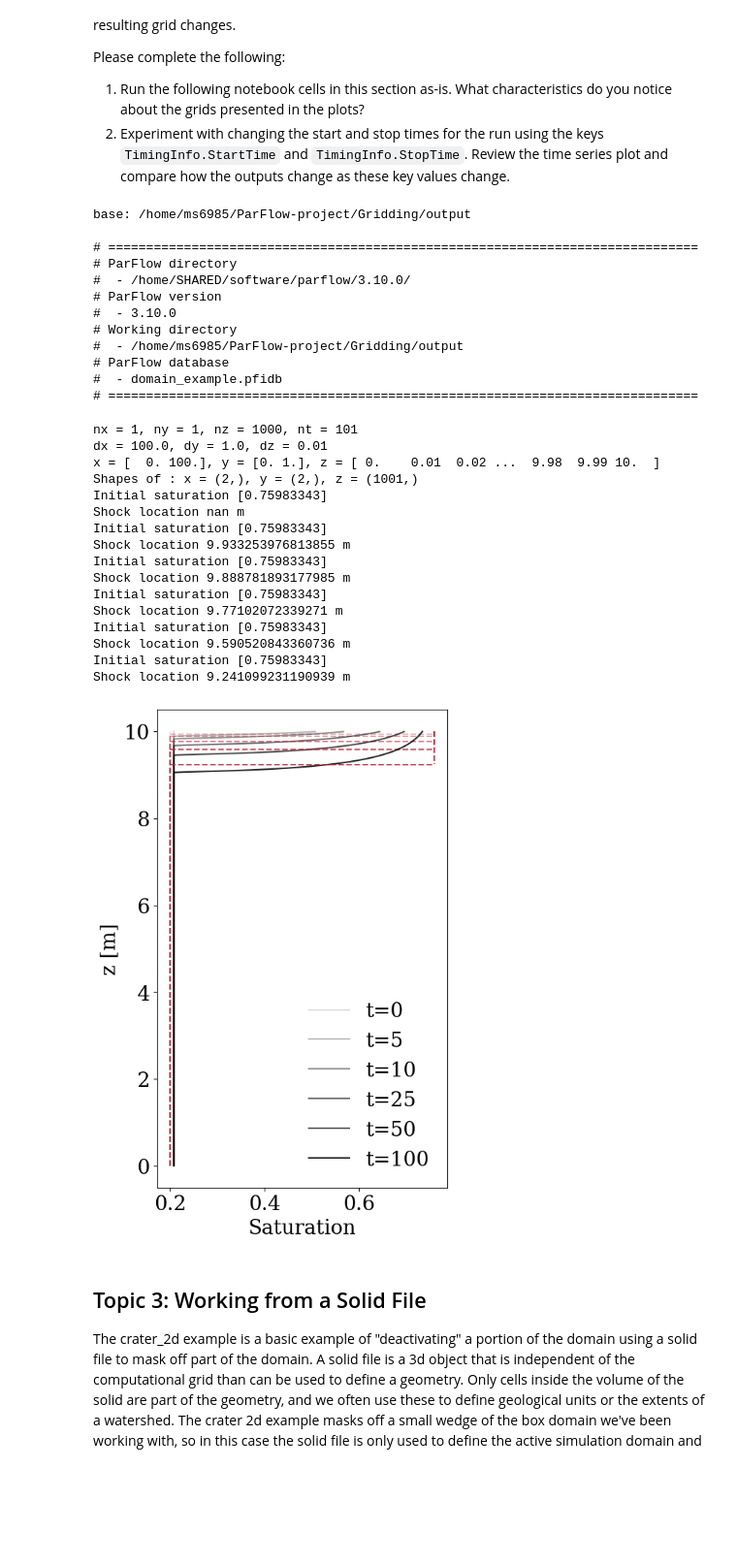
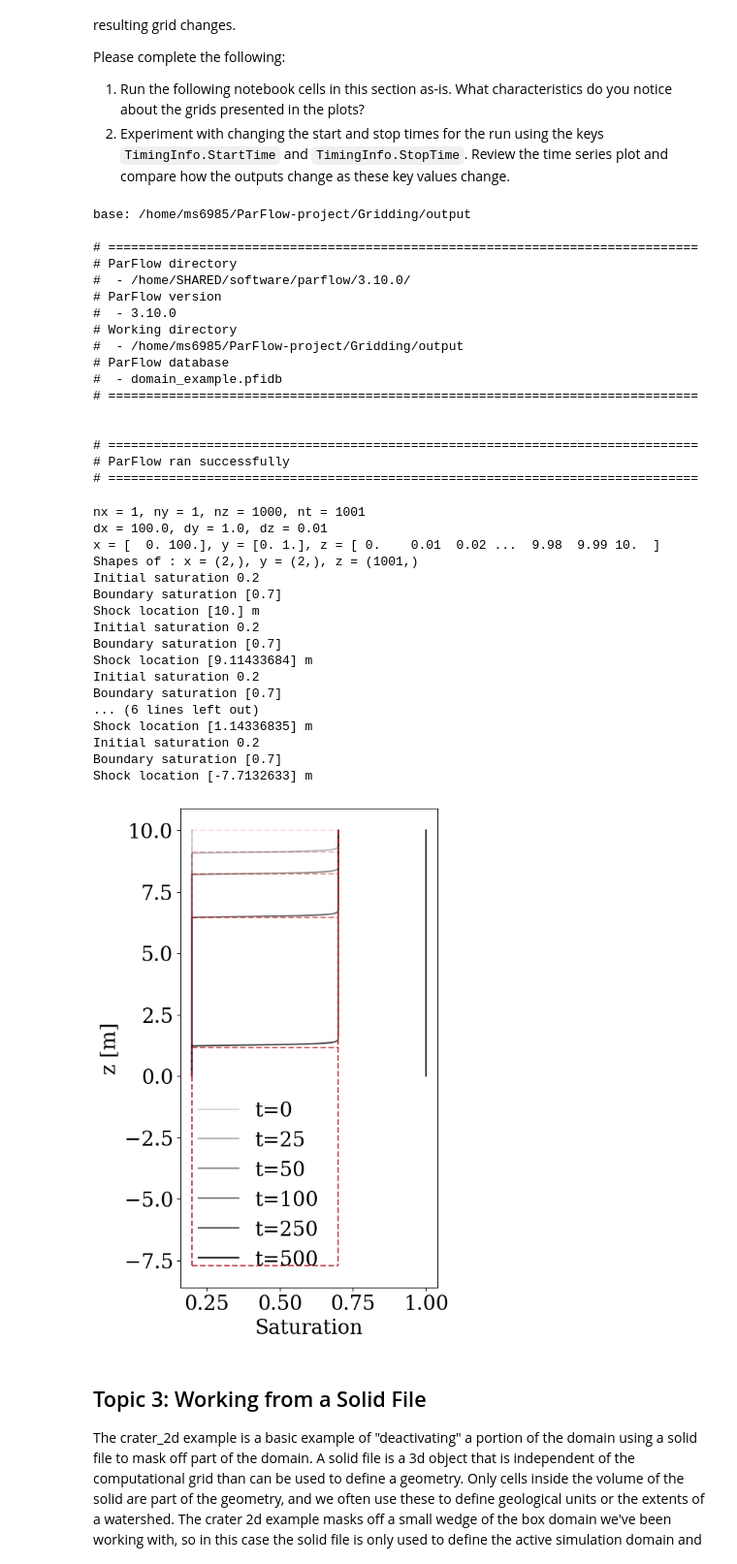
Before and after one commit to mashadab/ParFlow-project, a Jupyter notebook: Gridding/gridding.ipynb, the cells around one changed output. Shown at 97% size. Cells and saved outputs as stored; diff of their text form; code cells hidden in the pictures; blank space fills up the shorter version.

```diff
--- a/Gridding/gridding.ipynb
+++ b/Gridding/gridding.ipynb
@@ -117,7 +117,7 @@ domain_example.Phase.water.Mobility.Value = 1.0
 #-----------------------------------------------------------------------------
 # Relative Permeability
 #-----------------------------------------------------------------------------
-Saturation_N = 2; RelPerm_N = 2
+Saturation_N = 100; RelPerm_N = 100
 domain_example.Phase.RelPerm.Type        = 'VanGenuchten'
 domain_example.Phase.RelPerm.GeomNames   = 'domain'
 
@@ -143,7 +143,7 @@ domain_example.ICPressure.Type                 = 'Constant'#'HydroStaticPatch'
 domain_example.ICPressure.GeomNames            = 'domain'
 
 if simulation_name == 'wetting':
-    domain_example.Geom.domain.ICPressure.Value    = -1000.0#Almost Dry
+    domain_example.Geom.domain.ICPressure.Value    = -100.0#Almost Dry
 else:
     domain_example.Geom.domain.ICPressure.Value    = -1.0   #Unsaturated
 
@@ -179,7 +179,15 @@ domain_example.Patch.z_upper.BCPressure.Type          = 'FluxConst'
 domain_example.Patch.z_upper.BCPressure.Cycle         = 'constant'
 
 if simulation_name == 'wetting':
-    domain_example.Patch.z_upper.BCPressure.alltime.Value = -0.001
+    s_s = 1.0; s_r = 0.2 #Saturation saturated and residual
+    sat_init = 0.7
+    m = 1-1/RelPerm_N
+
+    se_vG= lambda sw: ((sw - s_r)/(s_s - s_r))
+    Ks = 0.01465 #Saturated hydraulic conductivity = 0.01465 m/h
+    kr_sat_vG= lambda sw: se_vG(sw)**(1/2)*(1-(1-se_vG(sw)**(1/m))**m)**2
+
+    domain_example.Patch.z_upper.BCPressure.alltime.Value = -Ks * kr_sat_vG(sat_init)#-0.001
 else:
     domain_example.Patch.z_upper.BCPressure.alltime.Value = 0.0000
 
@@ -292,10 +287,18 @@ domain_example.TimingInfo.StartCount   = 0
 
 # Start and finish time for simulation (T)
 domain_example.TimingInfo.StartTime    = 0.0
-domain_example.TimingInfo.StopTime     = 100.0
 
-# Interval to write output (T) -1 outputs at every timestep
-domain_example.TimingInfo.DumpInterval = 1.0
+if simulation_name == 'wetting':
+    domain_example.TimingInfo.StopTime     = 1000.0
+
+    # Interval to write output (T) -1 outputs at every timestep
+    domain_example.TimingInfo.DumpInterval = 10.0
+
+else:
+    domain_example.TimingInfo.StopTime     = 100.0
+
+    # Interval to write output (T) -1 outputs at every timestep
+    domain_example.TimingInfo.DumpInterval = 1.0
 
 # Timestep type
 domain_example.TimeStep.Type           = 'Constant'
@@ -331,33 +334,43 @@ base: /home/ms6985/ParFlow-project/Gridding/output
 # ParFlow database
 #  - domain_example.pfidb
 # ==============================================================================
+
+
+# ==============================================================================
+# ParFlow ran successfully
+# ==============================================================================
 # %%
 # Call plotting function at multiple timesteps
-timesteps = [0, 5, 10,25,50, 100]
+if simulation_name == 'wetting':
+    timesteps = [0, 10,25, 50, 100,250]
+else:
+    timesteps = [0, 5, 10,25,50, 100]
+
 '''
 for t in timesteps:
     #plot_domain(base, "satur", timestep=t)
     plot_vert_var(base, "satur", timestep=t)
 '''
 plot_vert_var_combined(base, "satur", timesteps,RelPerm_N,Saturation_N,simulation_name)
 # %% [output]
-nx = 1, ny = 1, nz = 1000, nt = 101
+nx = 1, ny = 1, nz = 1000, nt = 1001
 dx = 100.0, dy = 1.0, dz = 0.01
 x = [  0. 100.], y = [0. 1.], z = [ 0.    0.01  0.02 ...  9.98  9.99 10.  ]
 Shapes of : x = (2,), y = (2,), z = (1001,)
-Initial saturation [0.75983343]
-Shock location nan m
-Initial saturation [0.75983343]
-Shock location 9.933253976813855 m
-Initial saturation [0.75983343]
-Shock location 9.888781893177985 m
-Initial saturation [0.75983343]
-Shock location 9.77102072339271 m
-Initial saturation [0.75983343]
-Shock location 9.590520843360736 m
-Initial saturation [0.75983343]
-Shock location 9.241099231190939 m
+Initial saturation 0.2
+Boundary saturation [0.7]
+Shock location [10.] m
+Initial saturation 0.2
+Boundary saturation [0.7]
+Shock location [9.11433684] m
+Initial saturation 0.2
+Boundary saturation [0.7]
+... (6 lines left out)
+Shock location [1.14336835] m
+Initial saturation 0.2
+Boundary saturation [0.7]
+Shock location [-7.7132633] m
-[figure, old version]
+[figure, new version]
 # %% [markdown]
 ## Topic 3: Working from a Solid File
 
```
Also changed, not shown: parts of 3 cells of this notebook, 1 other file.
